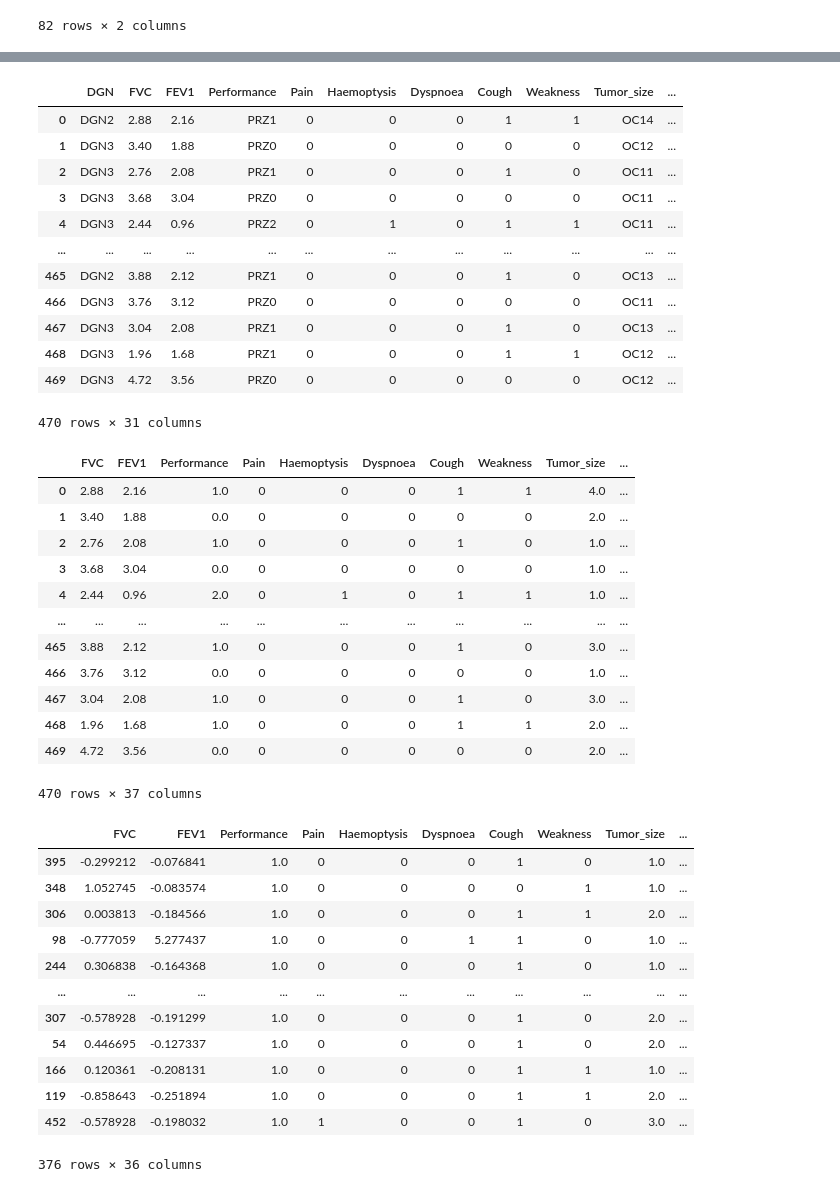
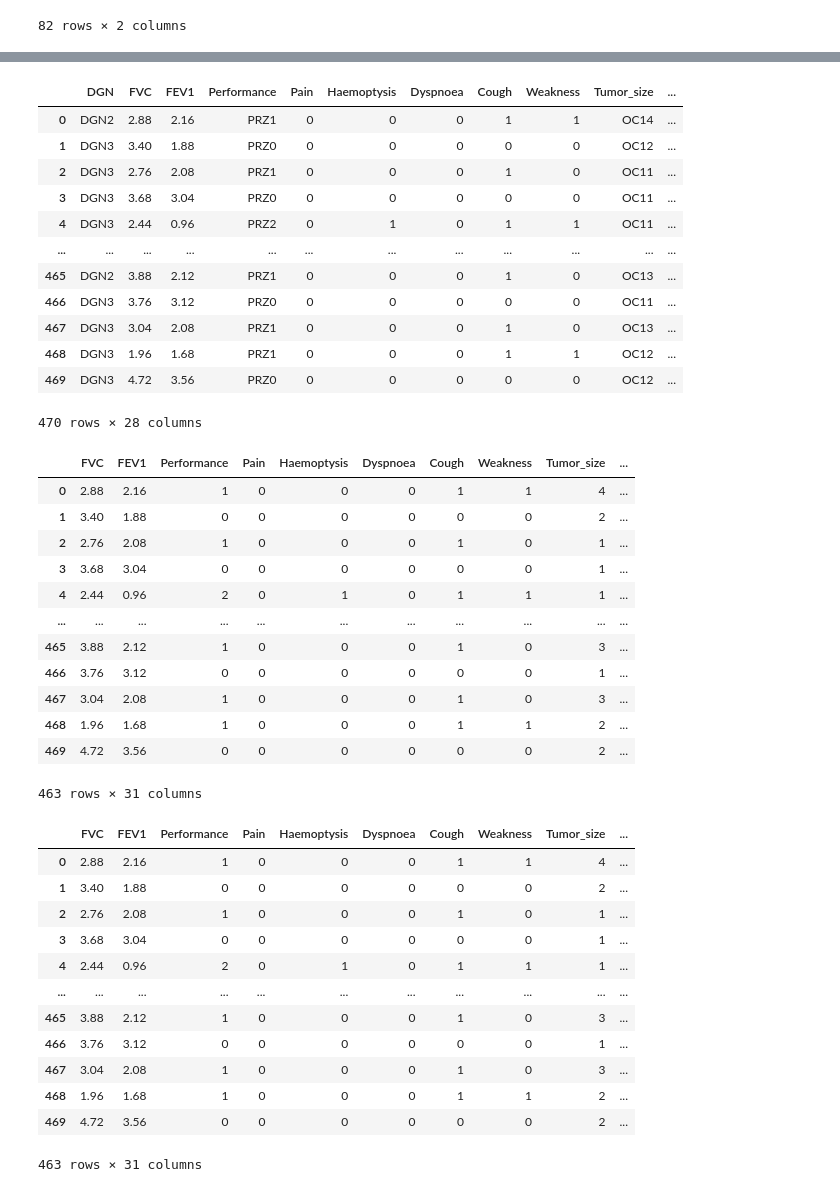
Before and after one commit to yl7971/DSGA-1001-Project, a Jupyter notebook: Preprocessing.ipynb, the cells around one changed output, grey strips where cells are left out. Drawn from its saved outputs; the diff is of its cells as text; code cells hidden in the pictures.

```diff
--- a/Preprocessing.ipynb
+++ b/Preprocessing.ipynb
@@ -70,7 +70,7 @@ surgery.rename(columns = {'DNG': 'Diagnosis', 'PRE4': 'FVC',
                             'PRE9': 'Dyspnoea', 'PRE10': 'Cough',
                             'PRE11': 'Weakness', 'PRE14': 'Tumor_size',
                             'PRE17': 'Type2_diabetes', 'PRE19': 'MI_6months',
-                            'PRE25': 'PAD', 'PRE30': 'Smkoing',
+                            'PRE25': 'PAD', 'PRE30': 'Smoking',
                             'PRE32': 'Asthma', 'AGE': 'Age'}, inplace=True)
 # %%
 # The CDC's NHANES data topcodes ages at 80, so we do the same for
@@ -115,6 +115,9 @@ surgery['FVC*FEV1'] = surgery['FVC']*surgery['FEV1']
 surgery['FVC^2*FEV1'] = surgery['FEV1']*(surgery['FVC']**2)
 surgery['FVC*FEV1^2'] = surgery['FVC']*(surgery['FEV1']**2)
 
+surgery.drop(columns=['expected_FVC', 'expected_FEV1', 'expected_FEV1/FVC'], inplace=True)
+
+
 surgery
 # %% [output]
 |  | DGN | FVC | FEV1 | Performance | Pain | Haemoptysis | Dyspnoea | Cough | Weakness | Tumor_size | ... |
@@ -155,7 +158,7 @@ surgery
 | 467 | DGN3 | 3.04 | 2.08 | PRZ1 | 0 | 0 | 0 | 1 | 0 | OC13 | ... |
 | 468 | DGN3 | 1.96 | 1.68 | PRZ1 | 0 | 0 | 0 | 1 | 1 | OC12 | ... |
 | 469 | DGN3 | 4.72 | 3.56 | PRZ0 | 0 | 0 | 0 | 0 | 0 | OC12 | ... |
-470 rows × 31 columns
+470 rows × 28 columns
 # %%
 # Now let's encode our categorical variables with integers, saving the map
 # Definitely want to use Ordinal encoding for Performance and Tumor size
@@ -166,24 +169,41 @@ ord_enc = OrdinalEncoder()
 bin_enc = LabelBinarizer()
 ord_cols = ['Performance', 'Tumor_size']
 
-surgery[ord_cols] = ord_enc.fit_transform(surgery[ord_cols])
+for col in ord_cols:
+    surgery[col] = surgery[col].str.strip().str[-1].astype(int)
+surgery = surgery[~(surgery.DGN.isin(['DGN1', 'DGN6', 'DGN8']))]
 surgery = pd.get_dummies(surgery, prefix=[''], columns=['DGN'])
-surgery['Tumor_size'] = surgery['Tumor_size']+1 # Since a tumor size of 0 is unintuitive
 surgery
 # %% [output]
 |  | FVC | FEV1 | Performance | Pain | Haemoptysis | Dyspnoea | Cough | Weakness | Tumor_size | ... |
-| 0 | 2.88 | 2.16 | 1.0 | 0 | 0 | 0 | 1 | 1 | 4.0 | ... |
-| 1 | 3.40 | 1.88 | 0.0 | 0 | 0 | 0 | 0 | 0 | 2.0 | ... |
-| 2 | 2.76 | 2.08 | 1.0 | 0 | 0 | 0 | 1 | 0 | 1.0 | ... |
-| 3 | 3.68 | 3.04 | 0.0 | 0 | 0 | 0 | 0 | 0 | 1.0 | ... |
-| 4 | 2.44 | 0.96 | 2.0 | 0 | 1 | 0 | 1 | 1 | 1.0 | ... |
+| 0 | 2.88 | 2.16 | 1 | 0 | 0 | 0 | 1 | 1 | 4 | ... |
+| 1 | 3.40 | 1.88 | 0 | 0 | 0 | 0 | 0 | 0 | 2 | ... |
+| 2 | 2.76 | 2.08 | 1 | 0 | 0 | 0 | 1 | 0 | 1 | ... |
+| 3 | 3.68 | 3.04 | 0 | 0 | 0 | 0 | 0 | 0 | 1 | ... |
+| 4 | 2.44 | 0.96 | 2 | 0 | 1 | 0 | 1 | 1 | 1 | ... |
 | ... | ... | ... | ... | ... | ... | ... | ... | ... | ... | ... |
-| 465 | 3.88 | 2.12 | 1.0 | 0 | 0 | 0 | 1 | 0 | 3.0 | ... |
-| 466 | 3.76 | 3.12 | 0.0 | 0 | 0 | 0 | 0 | 0 | 1.0 | ... |
-| 467 | 3.04 | 2.08 | 1.0 | 0 | 0 | 0 | 1 | 0 | 3.0 | ... |
-| 468 | 1.96 | 1.68 | 1.0 | 0 | 0 | 0 | 1 | 1 | 2.0 | ... |
-| 469 | 4.72 | 3.56 | 0.0 | 0 | 0 | 0 | 0 | 0 | 2.0 | ... |
+| 465 | 3.88 | 2.12 | 1 | 0 | 0 | 0 | 1 | 0 | 3 | ... |
+| 466 | 3.76 | 3.12 | 0 | 0 | 0 | 0 | 0 | 0 | 1 | ... |
+| 467 | 3.04 | 2.08 | 1 | 0 | 0 | 0 | 1 | 0 | 3 | ... |
+| 468 | 1.96 | 1.68 | 1 | 0 | 0 | 0 | 1 | 1 | 2 | ... |
+| 469 | 4.72 | 3.56 | 0 | 0 | 0 | 0 | 0 | 0 | 2 | ... |
-470 rows × 37 columns
+463 rows × 31 columns
+# %%
+surgery
+# %% [output]
+|  | FVC | FEV1 | Performance | Pain | Haemoptysis | Dyspnoea | Cough | Weakness | Tumor_size | ... |
+| 0 | 2.88 | 2.16 | 1 | 0 | 0 | 0 | 1 | 1 | 4 | ... |
+| 1 | 3.40 | 1.88 | 0 | 0 | 0 | 0 | 0 | 0 | 2 | ... |
+| 2 | 2.76 | 2.08 | 1 | 0 | 0 | 0 | 1 | 0 | 1 | ... |
+| 3 | 3.68 | 3.04 | 0 | 0 | 0 | 0 | 0 | 0 | 1 | ... |
+| 4 | 2.44 | 0.96 | 2 | 0 | 1 | 0 | 1 | 1 | 1 | ... |
+| ... | ... | ... | ... | ... | ... | ... | ... | ... | ... | ... |
+| 465 | 3.88 | 2.12 | 1 | 0 | 0 | 0 | 1 | 0 | 3 | ... |
+| 466 | 3.76 | 3.12 | 0 | 0 | 0 | 0 | 0 | 0 | 1 | ... |
+| 467 | 3.04 | 2.08 | 1 | 0 | 0 | 0 | 1 | 0 | 3 | ... |
+| 468 | 1.96 | 1.68 | 1 | 0 | 0 | 0 | 1 | 1 | 2 | ... |
+| 469 | 4.72 | 3.56 | 0 | 0 | 0 | 0 | 0 | 0 | 2 | ... |
+463 rows × 31 columns
 # %%
 # Need to split train/test, then fit scaler on train and apply to both
 from sklearn.preprocessing import StandardScaler
@@ -198,19 +218,3 @@ scaler = StandardScaler()
 # Fit the scalar on train only to prevent data leakage from test set
 X_train[numeric_cols] = scaler.fit_transform(X_train[numeric_cols])
 X_test[numeric_cols] = scaler.transform(X_test[numeric_cols])
-# %%
-X_train
-# %% [output]
-|  | FVC | FEV1 | Performance | Pain | Haemoptysis | Dyspnoea | Cough | Weakness | Tumor_size | ... |
-| 395 | -0.299212 | -0.076841 | 1.0 | 0 | 0 | 0 | 1 | 0 | 1.0 | ... |
-| 348 | 1.052745 | -0.083574 | 1.0 | 0 | 0 | 0 | 0 | 1 | 1.0 | ... |
-| 306 | 0.003813 | -0.184566 | 1.0 | 0 | 0 | 0 | 1 | 1 | 2.0 | ... |
-| 98 | -0.777059 | 5.277437 | 1.0 | 0 | 0 | 1 | 1 | 0 | 1.0 | ... |
-| 244 | 0.306838 | -0.164368 | 1.0 | 0 | 0 | 0 | 1 | 0 | 1.0 | ... |
-| ... | ... | ... | ... | ... | ... | ... | ... | ... | ... | ... |
-| 307 | -0.578928 | -0.191299 | 1.0 | 0 | 0 | 0 | 1 | 0 | 2.0 | ... |
-| 54 | 0.446695 | -0.127337 | 1.0 | 0 | 0 | 0 | 1 | 0 | 2.0 | ... |
-| 166 | 0.120361 | -0.208131 | 1.0 | 0 | 0 | 0 | 1 | 1 | 1.0 | ... |
-| 119 | -0.858643 | -0.251894 | 1.0 | 0 | 0 | 0 | 1 | 1 | 2.0 | ... |
-| 452 | -0.578928 | -0.198032 | 1.0 | 1 | 0 | 0 | 1 | 0 | 3.0 | ... |
-376 rows × 36 columns
```
Also changed, not shown: parts of 1 cell of this notebook.
